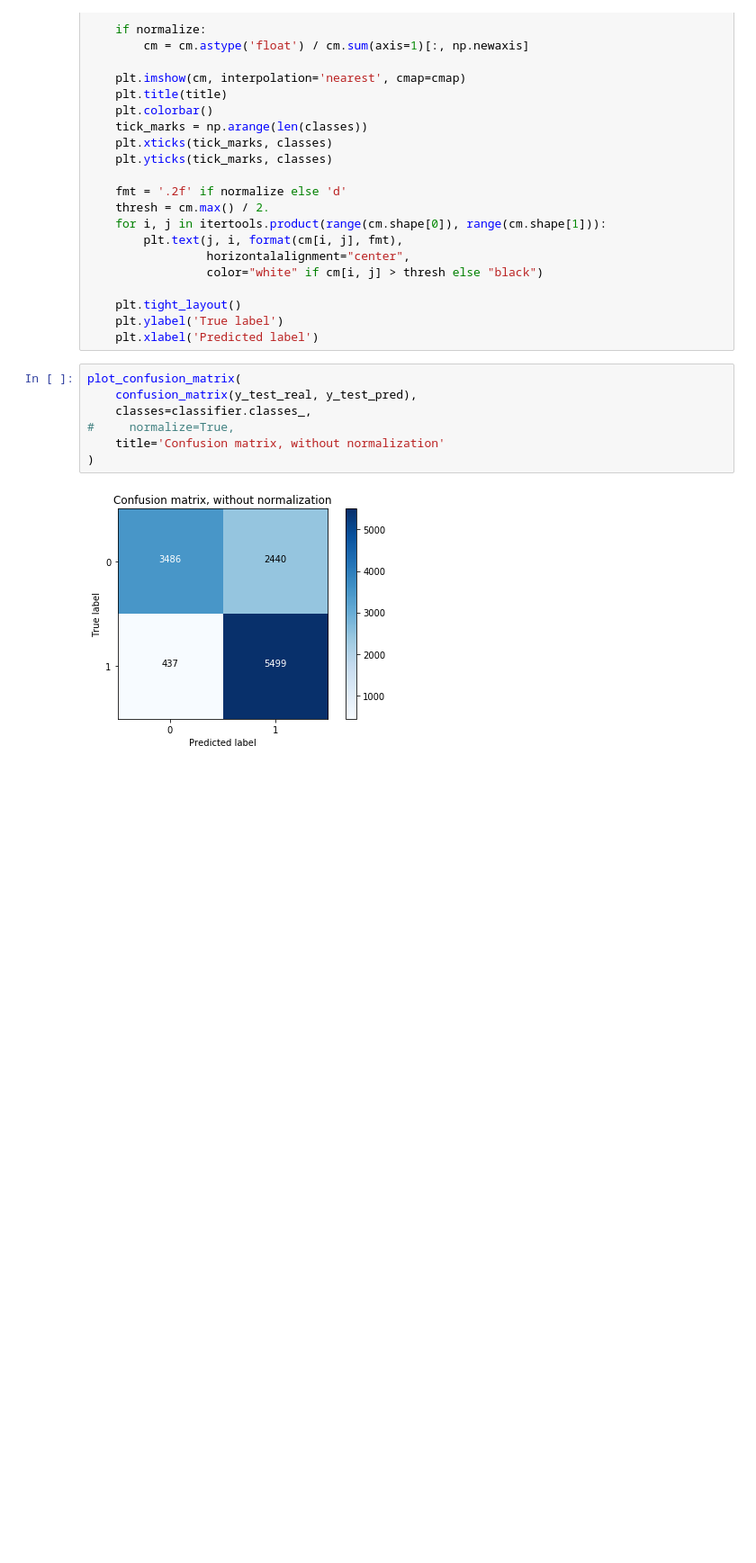
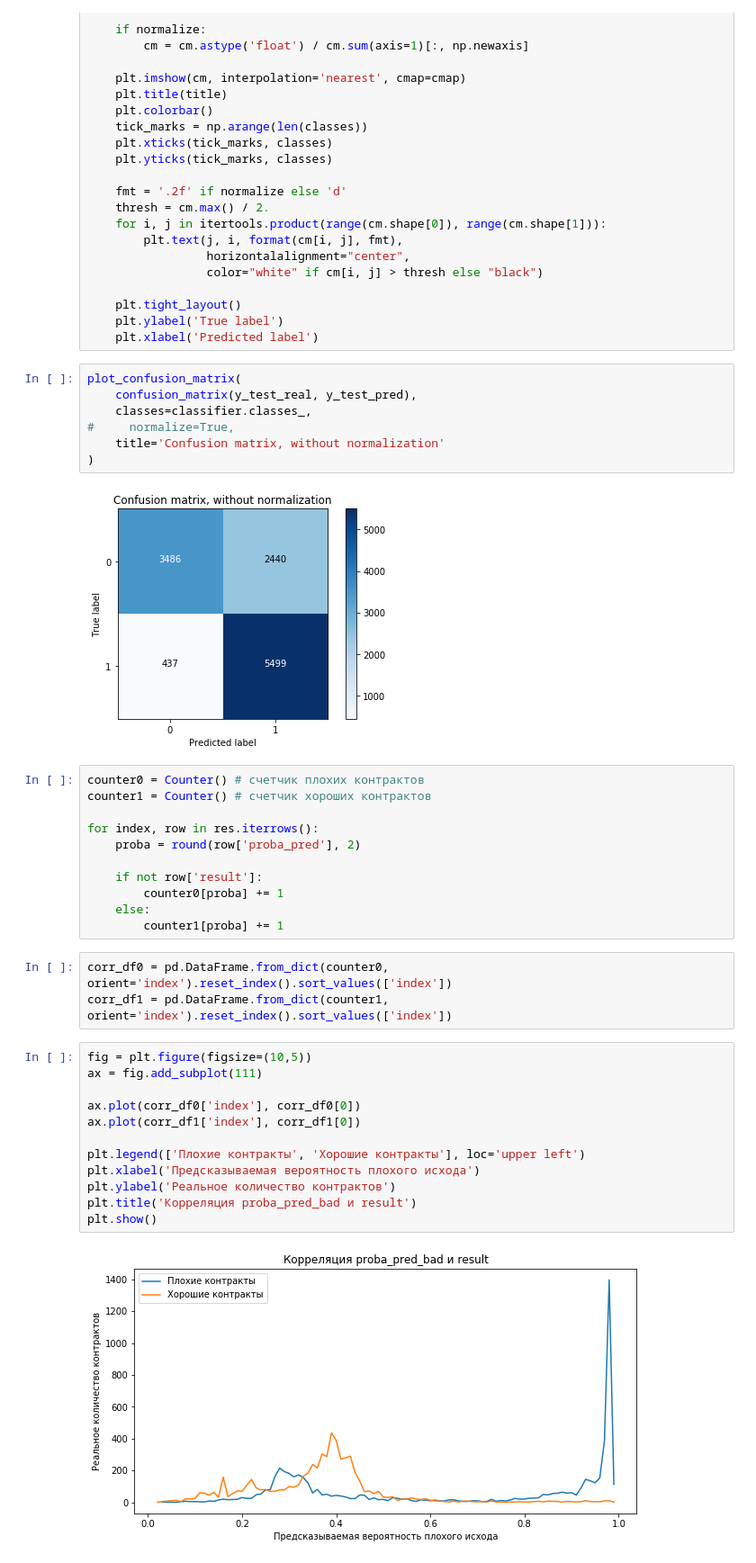
Before and after one commit to DmitryEliseev/diploma-project-2018, a Jupyter notebook: GBC.ipynb, the cells around one changed output. Shown at 90% size. Drawn from its saved outputs; the diff is of its cells as text; blank space fills up the shorter version.

```diff
--- a/GBC.ipynb
+++ b/GBC.ipynb
@@ -128,3 +129,31 @@ plot_confusion_matrix(
 )
 # %% [output]
 [figure]
+# %%
+counter0 = Counter() # счетчик плохих контрактов
+counter1 = Counter() # счетчик хороших контрактов
+
+for index, row in res.iterrows():
+    proba = round(row['proba_pred'], 2)
+
+    if not row['result']:
+        counter0[proba] += 1
+    else:
+        counter1[proba] += 1
+# %%
+corr_df0 = pd.DataFrame.from_dict(counter0, orient='index').reset_index().sort_values(['index'])
+corr_df1 = pd.DataFrame.from_dict(counter1, orient='index').reset_index().sort_values(['index'])
+# %%
+fig = plt.figure(figsize=(10,5))
+ax = fig.add_subplot(111)
+
+ax.plot(corr_df0['index'], corr_df0[0])
+ax.plot(corr_df1['index'], corr_df1[0])
+
+plt.legend(['Плохие контракты', 'Хорошие контракты'], loc='upper left')
+plt.xlabel('Предсказываемая вероятность плохого исхода')
+plt.ylabel('Реальное количество контрактов')
+plt.title('Корреляция proba_pred_bad и result')
+plt.show()
+# %% [output]
+[figure, added]
```
Also changed, not shown: parts of 3 cells of this notebook, 1 other file.
